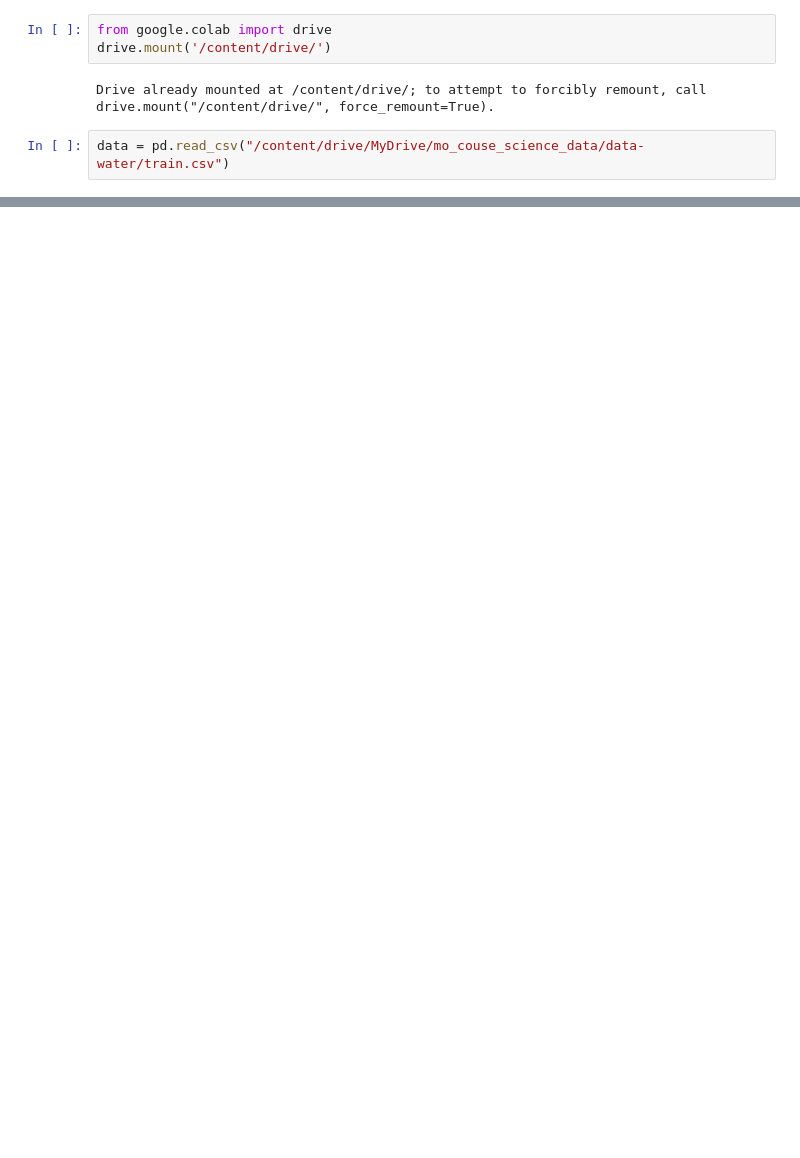
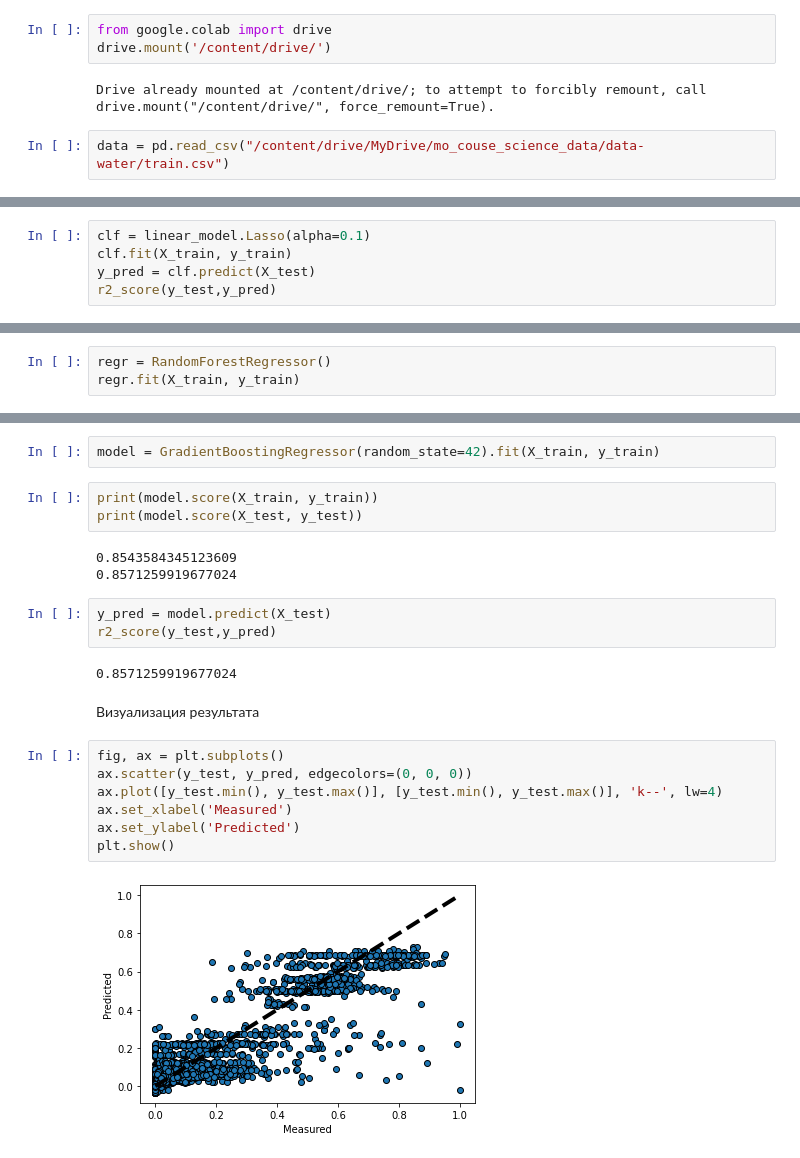
Before and after one commit to Tatiana-Polonskaya/ML_for_sciensdata_analysis, a Jupyter notebook: task_1.ipynb, the cells around one changed output, grey strips where cells are left out. Saved outputs shown, nothing was run; the diff lists cells and outputs as text; blank space fills up the shorter version.

```diff
--- a/task_1.ipynb
+++ b/task_1.ipynb
@@ -34,0 +324,5 @@ data.
+# %%
+clf = linear_model.Lasso(alpha=0.1)
+clf.fit(X_train, y_train)
+y_pred = clf.predict(X_test)
+r2_score(y_test,y_pred)
@@ -34,0 +339,3 @@ data.
+# %%
+regr = RandomForestRegressor()
+regr.fit(X_train, y_train)
@@ -34,0 +370,24 @@ data.
+# %%
+model = GradientBoostingRegressor(random_state=42).fit(X_train, y_train)
+# %%
+print(model.score(X_train, y_train))
+print(model.score(X_test, y_test))
+# %% [output]
+0.8543584345123609
+0.8571259919677024
+# %%
+y_pred = model.predict(X_test)
+r2_score(y_test,y_pred)
+# %% [output]
+0.8571259919677024
+# %% [markdown]
+Визуализация результата
+# %%
+fig, ax = plt.subplots()
+ax.scatter(y_test, y_pred, edgecolors=(0, 0, 0))
+ax.plot([y_test.min(), y_test.max()], [y_test.min(), y_test.max()], 'k--', lw=4)
+ax.set_xlabel('Measured')
+ax.set_ylabel('Predicted')
+plt.show()
+# %% [output]
+[figure, added]
```
Also changed, not shown: parts of 39 cells of this notebook.
